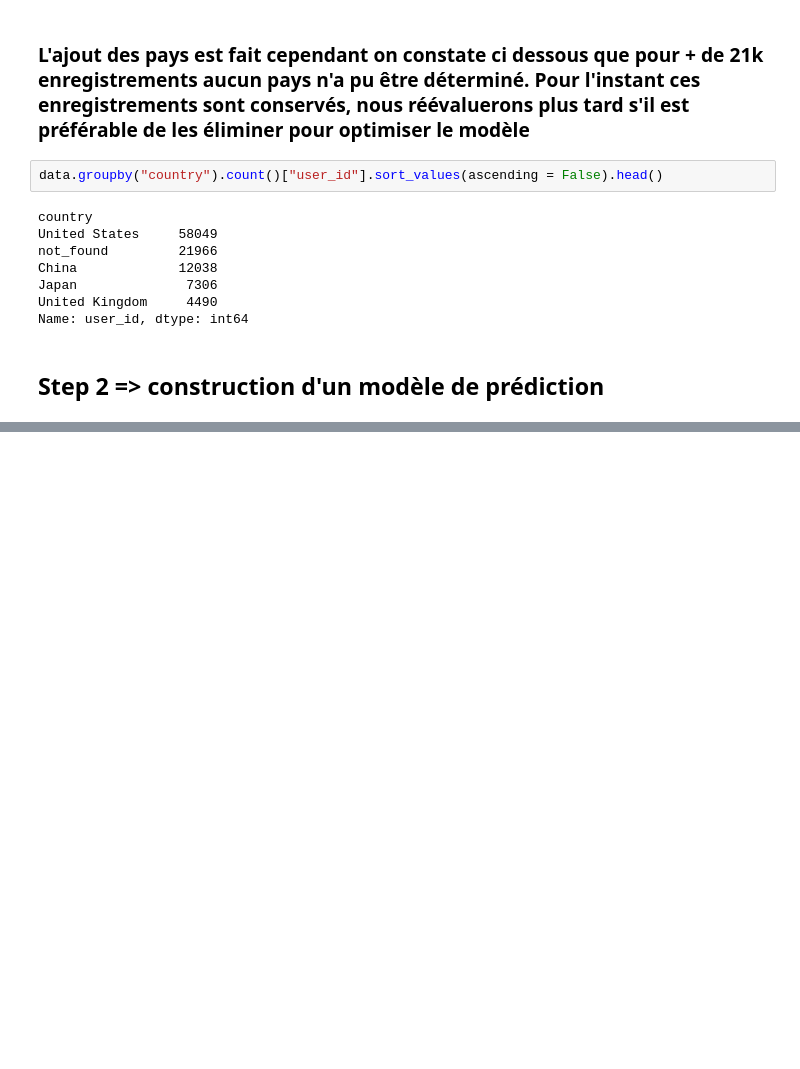
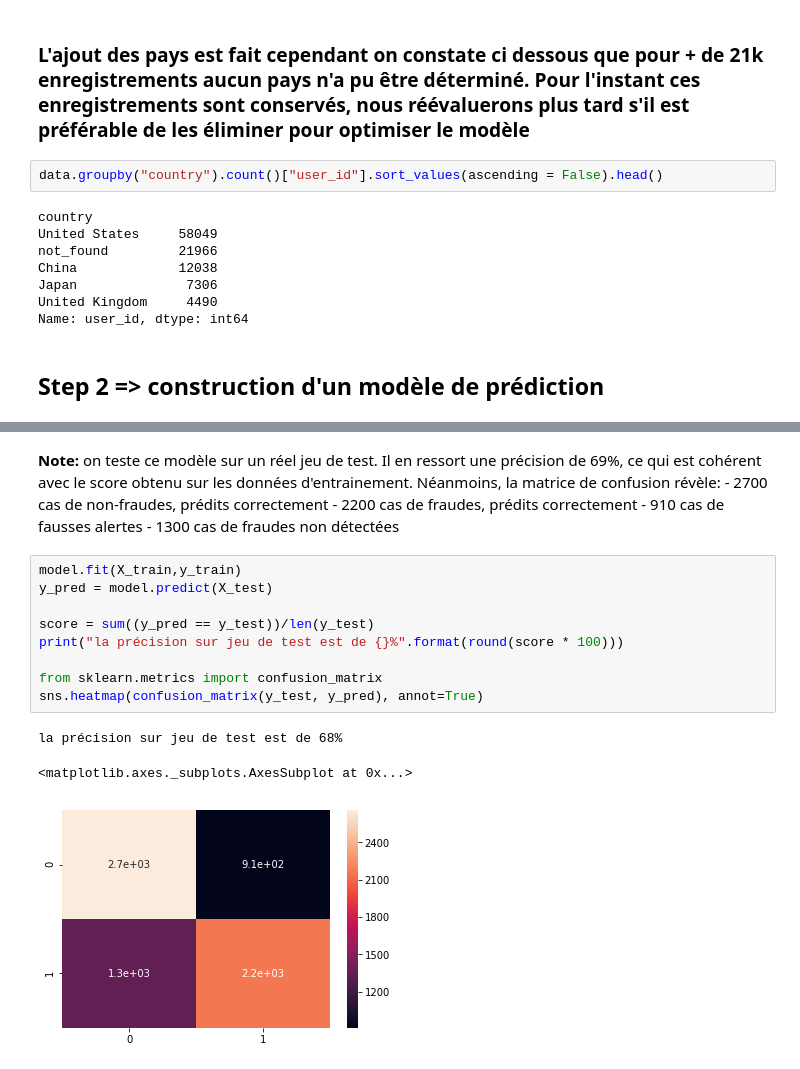
Before and after one commit to cgandon/ecommerce_fraud_prediction, a Jupyter notebook: Fraud Detection.ipynb, the cells around one changed output, grey strips where cells are left out. Drawn from its saved outputs; the diff is of its cells as text; blank space fills up the shorter version.

```diff
--- a/Fraud Detection.ipynb
+++ b/Fraud Detection.ipynb
@@ -83,0 +106,20 @@ l'entrainement du modèle sur les données brutes fournit un résultat de prédi
+# %% [markdown]
+**Note:**
+on teste ce modèle sur un réel jeu de test. Il en ressort une précision de 69%, ce qui est cohérent avec le score obtenu sur les données d'entrainement. Néanmoins, la matrice de confusion révèle:
+    - 2700 cas de non-fraudes, prédits correctement
+    - 2200 cas de fraudes, prédits correctement
+    - 910 cas de fausses alertes
+    - 1300 cas de fraudes non détectées
+# %%
+model.fit(X_train,y_train)
+y_pred = model.predict(X_test)
+
+score = sum((y_pred == y_test))/len(y_test)
+print("la précision sur jeu de test est de {}%".format(round(score * 100)))
+
+from sklearn.metrics import confusion_matrix
+sns.heatmap(confusion_matrix(y_test, y_pred), annot=True)
+# %% [output]
+la précision sur jeu de test est de 68%
+<matplotlib.axes._subplots.AxesSubplot at 0x...>
+[figure, added]
```
Also changed, not shown: parts of 35 cells of this notebook, 4 other files.
